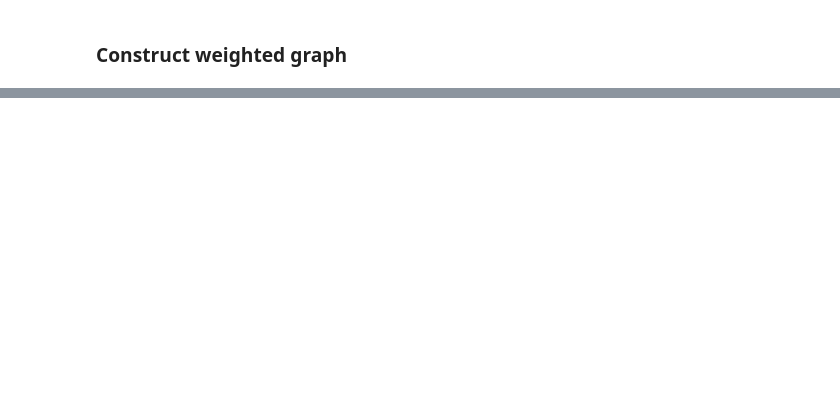
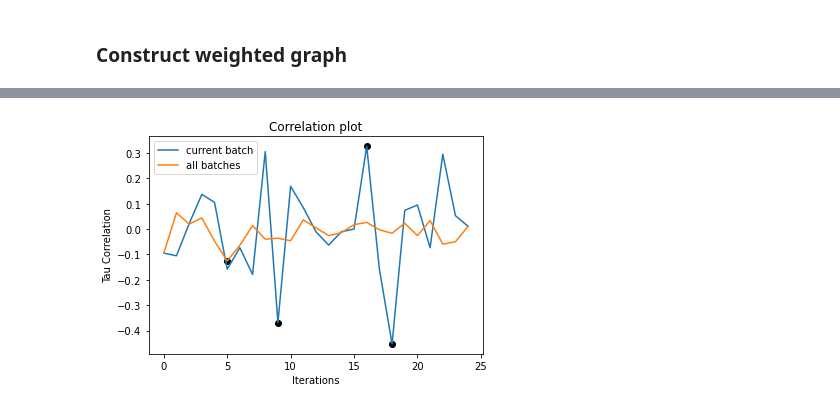
Before and after one commit to CatherineHenry/multiplex_network, a Jupyter notebook: src/Phase_2.ipynb, the cells around one changed output, grey strips where cells are left out. Drawn from its saved outputs; the diff is of its cells as text; code cells hidden in the pictures; blank space fills up the shorter version.

```diff
--- a/src/Phase_2.ipynb
+++ b/src/Phase_2.ipynb
@@ -111,4 +164,2 @@ def get_node_connections(G, batch):
 
     return zip_lists
-# %%
-normalized_weights = normalize_weights(aggregate)
@@ -198,0 +181,6 @@ corr
+# %%
+def tau_correlation(pa):
+    sorted_pa = sorted(pa,key=itemgetter(1), reverse=True)
+    sorted_pa = [x[0] for x in sorted_pa]
+    sorted_aoa = get_aoa_rank_for_vocab(aoa, sorted_pa)
+    return scipy.stats.kendalltau(sorted_pa, sorted_aoa)
@@ -198,0 +284,30 @@ corr
+# %%
+def plot_correlation(batch_corr_list, accumulate_corr_list):
+
+    assert len(batch_corr_list) == len(accumulate_corr_list)
+    len_list = len(batch_corr_list)
+    x_axis = [item for item in range(0, len_list)]
+
+    y_axis_batch = [item[0] for item in batch_corr_list]
+
+    y_axis_acc = [item[0] for item in accumulate_corr_list]
+
+
+    plt.plot(x_axis, y_axis_batch, label = "current batch")
+    plt.plot(x_axis, y_axis_acc, label = "all batches")
+
+    for pair in enumerate(batch_corr_list):
+        if pair[1][1] < .05:
+#             print(" I think it's this", pair[1][1], pair[0])
+            plt.scatter(pair[0], pair[1][0], c='black')
+
+    for pair in enumerate(accumulate_corr_list):
+        if pair[1][1] < .05:
+#             print(" I think it's this", pair[1][1], pair[0])
+            plt.scatter(pair[0], pair[1][0], c='black')
+
+    plt.legend()
+    plt.title('Correlation plot')
+    plt.xlabel('Iterations')
+    plt.ylabel('Tau Correlation')
+    plt.show()
@@ -198,0 +316,4 @@ corr
+# %%
+lists = [ co_oc, phon_conn, free_assoc, feat_norms, word_emb_layer, visual_layer, lancaster_layer]
+# correlation  ,   p-value
+batch_corr_list_7_pa, accumulate_corr_list_7_pa = network_dev(vocab, lists, preferential_attachment, 11, 20)
@@ -198,0 +338,4 @@ corr
+# %%
+plot_correlation(batch_corr_list_7_pa, accumulate_corr_list_7_pa)
+# %% [output]
+[figure, added]
```
Also changed, not shown: parts of 47 cells of this notebook, 4 other files.
